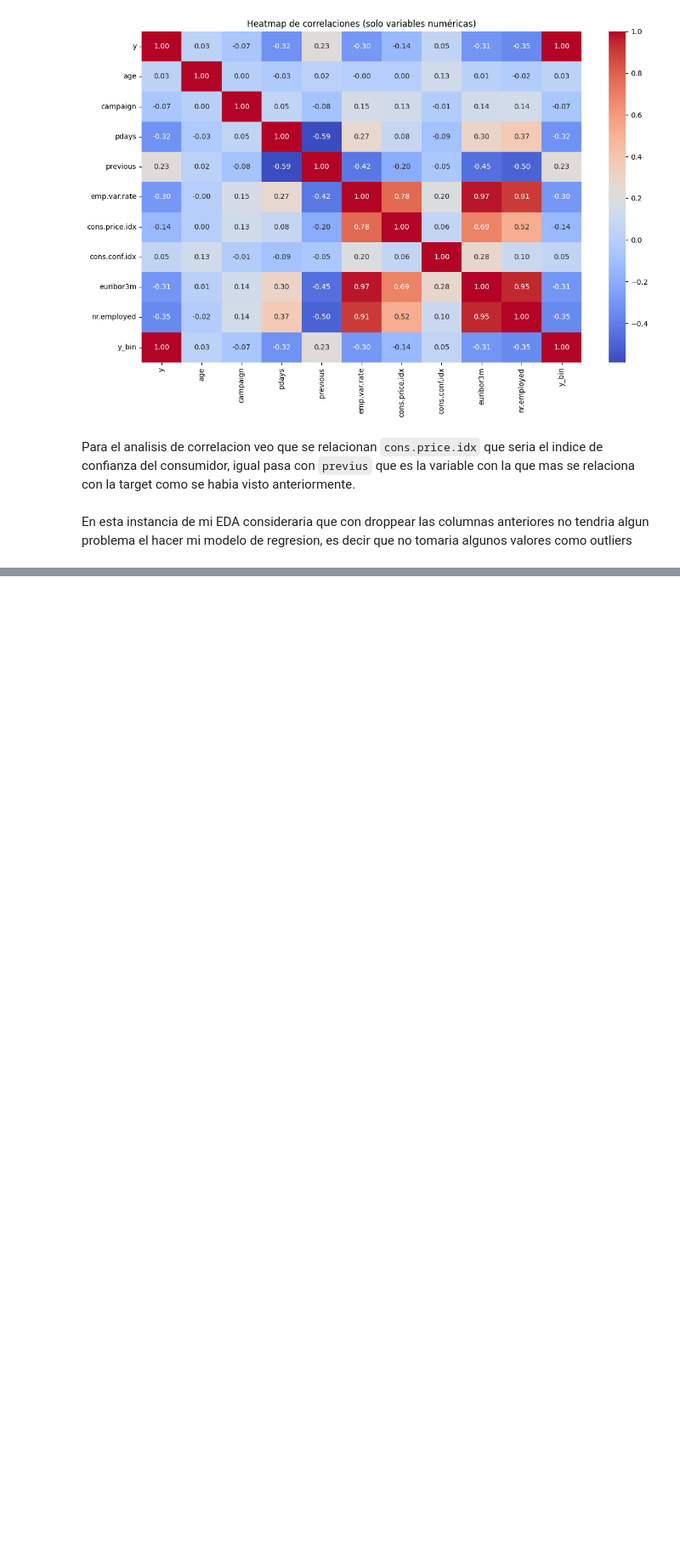
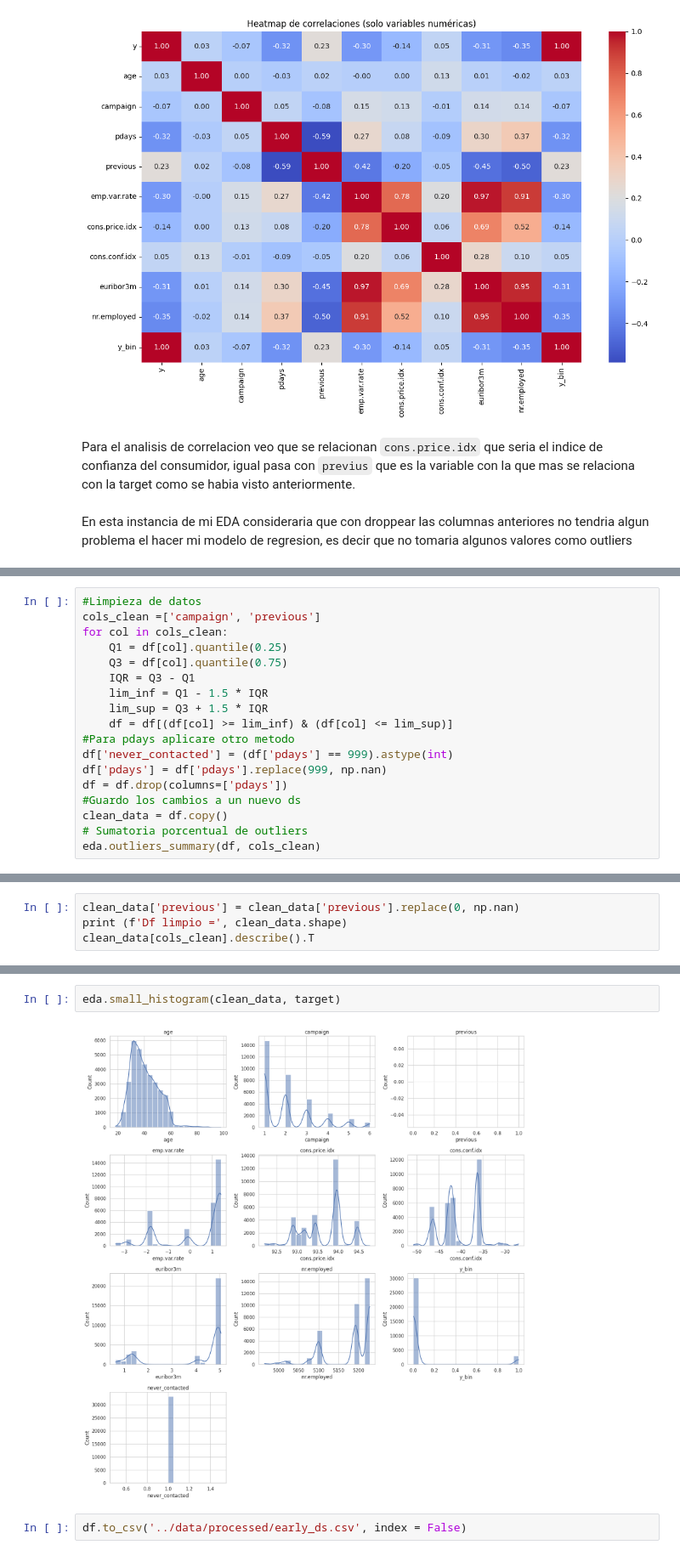
Before and after one commit to 4GeeksAcademy/Jese-David-Proyecto-Regresion-Logistica, a Jupyter notebook: src/explore.ipynb, the cells around one changed output, grey strips where cells are left out. Shown at 85% size. Cells and saved outputs as stored; diff of their text form; blank space fills up the shorter version.

```diff
--- a/src/explore.ipynb
+++ b/src/explore.ipynb
@@ -278,0 +311,18 @@ En esta instancia de mi EDA consideraria que con droppear las columnas anteriore
+# %%
+#Limpieza de datos
+cols_clean =['campaign', 'previous']
+for col in cols_clean:
+    Q1 = df[col].quantile(0.25)
+    Q3 = df[col].quantile(0.75)
+    IQR = Q3 - Q1
+    lim_inf = Q1 - 1.5 * IQR
+    lim_sup = Q3 + 1.5 * IQR
+    df = df[(df[col] >= lim_inf) & (df[col] <= lim_sup)]
+#Para pdays aplicare otro metodo
+df['never_contacted'] = (df['pdays'] == 999).astype(int)
+df['pdays'] = df['pdays'].replace(999, np.nan)
+df = df.drop(columns=['pdays'])
+#Guardo los cambios a un nuevo ds
+clean_data = df.copy()
+# Sumatoria porcentual de outliers
+eda.outliers_summary(df, cols_clean)
@@ -278,0 +342,4 @@ En esta instancia de mi EDA consideraria que con droppear las columnas anteriore
+# %%
+clean_data['previous'] = clean_data['previous'].replace(0, np.nan)
+print (f'Df limpio =', clean_data.shape)
+clean_data[cols_clean].describe().T
@@ -278,0 +376,6 @@ En esta instancia de mi EDA consideraria que con droppear las columnas anteriore
+# %%
+eda.small_histogram(clean_data, target)
+# %% [output]
+[figure, added]
+# %%
+df.to_csv('../data/processed/early_ds.csv', index = False)
```
Also changed, not shown: parts of 11 cells of this notebook, 3 other files.
